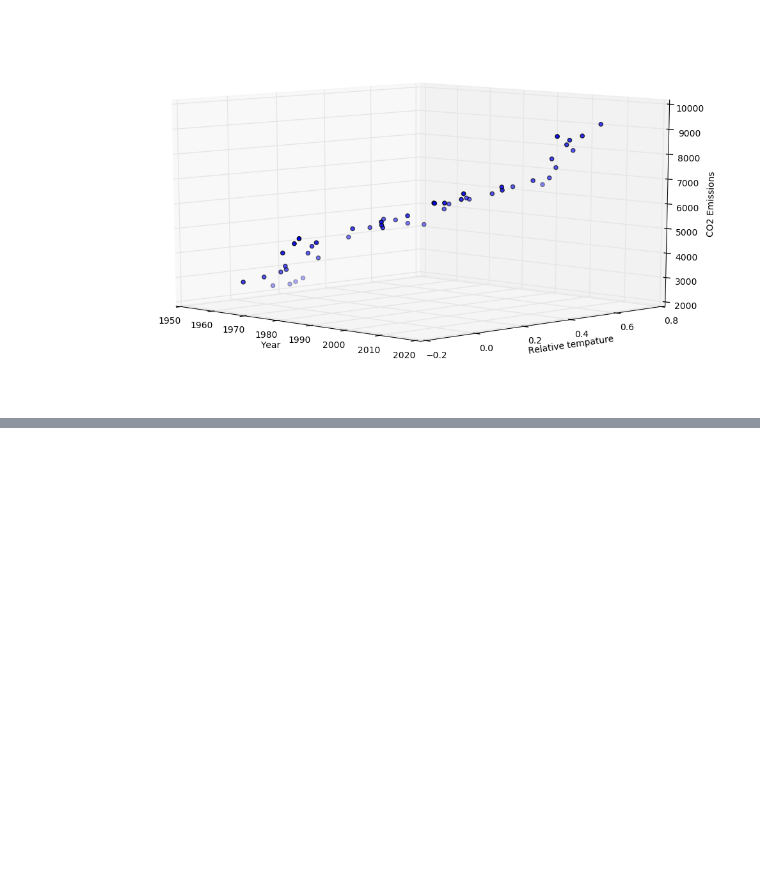
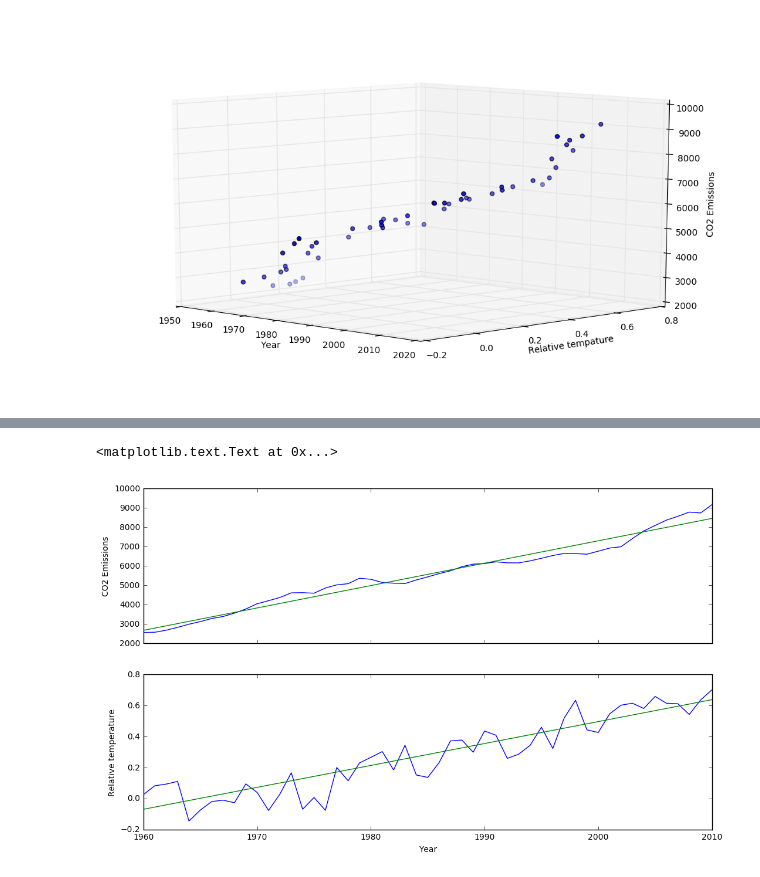
Before and after one commit to amanullahtariq/MLAlgorithm, a Jupyter notebook: linear_regression_demo/GlobalCO2Emission.ipynb, the cells around one changed output, grey strips where cells are left out. Cells and saved outputs as stored; diff of their text form; code cells hidden in the pictures; blank space fills up the shorter version.

```diff
--- a/linear_regression_demo/GlobalCO2Emission.ipynb
+++ b/linear_regression_demo/GlobalCO2Emission.ipynb
@@ -95,0 +158,13 @@ ax.view_init(10, -45)
+# %%
+f, axarr = plt.subplots(2, sharex=True)
+f.set_size_inches(12.5, 7.5)
+axarr[0].plot(climate_change_df['Year'], climate_change_df['CO2'])
+axarr[0].plot(x_line, p[0])
+axarr[0].set_ylabel('CO2 Emissions')
+axarr[1].plot(climate_change_df['Year'], climate_change_df['Temperature'])
+axarr[1].plot(x_line, p[1])
+axarr[1].set_xlabel('Year')
+axarr[1].set_ylabel('Relative temperature')
+# %% [output]
+<matplotlib.text.Text at 0x...>
+[figure, added]
```
Also changed, not shown: parts of 9 cells of this notebook.
